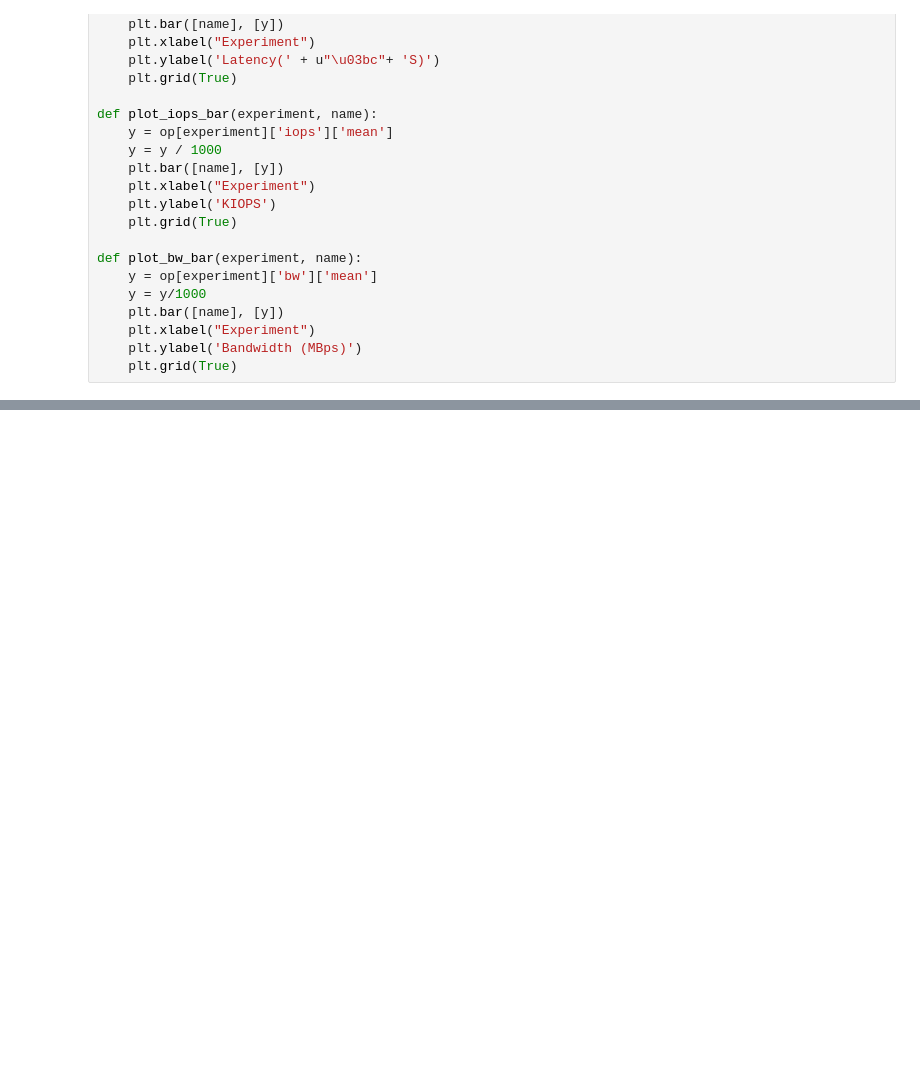
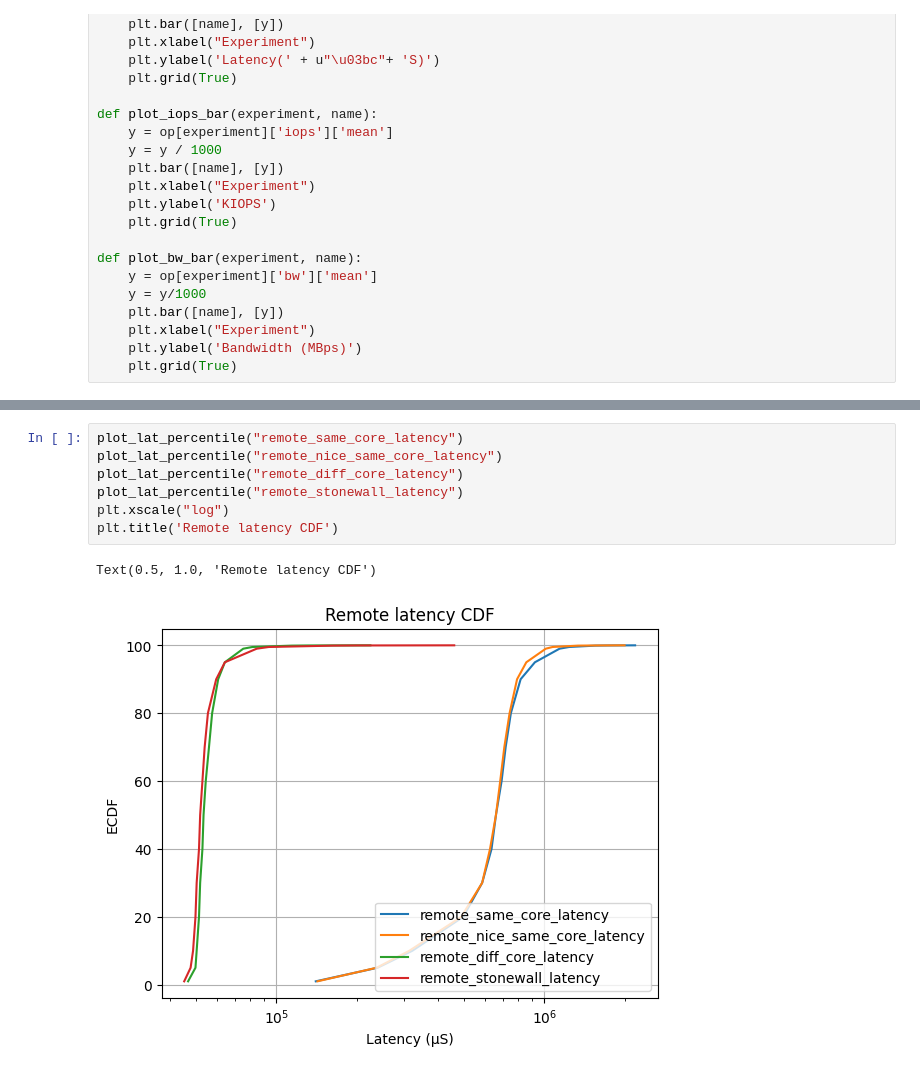
Before and after one commit to bergstartup/master-thesis, a Jupyter notebook: observations/visualizer.ipynb, the cells around one changed output, grey strips where cells are left out. Saved outputs shown, nothing was run; the diff lists cells and outputs as text; blank space fills up the shorter version.

```diff
--- a/observations/visualizer.ipynb
+++ b/observations/visualizer.ipynb
@@ -57,0 +87,10 @@ Text(0.5, 1.0, 'Read CDF')
+# %%
+plot_lat_percentile("remote_same_core_latency")
+plot_lat_percentile("remote_nice_same_core_latency")
+plot_lat_percentile("remote_diff_core_latency")
+plot_lat_percentile("remote_stonewall_latency")
+plt.xscale("log")
+plt.title('Remote latency CDF')
+# %% [output]
+Text(0.5, 1.0, 'Remote latency CDF')
+[figure, added]
```
Also changed, not shown: parts of 14 cells of this notebook, 7 other files.
